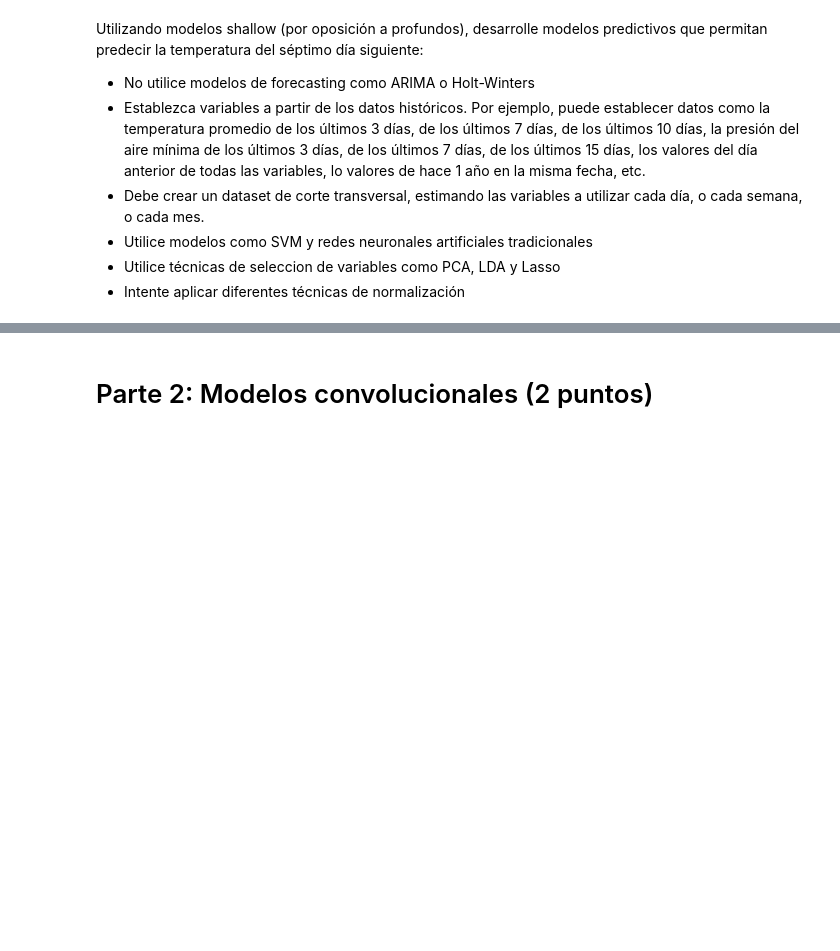
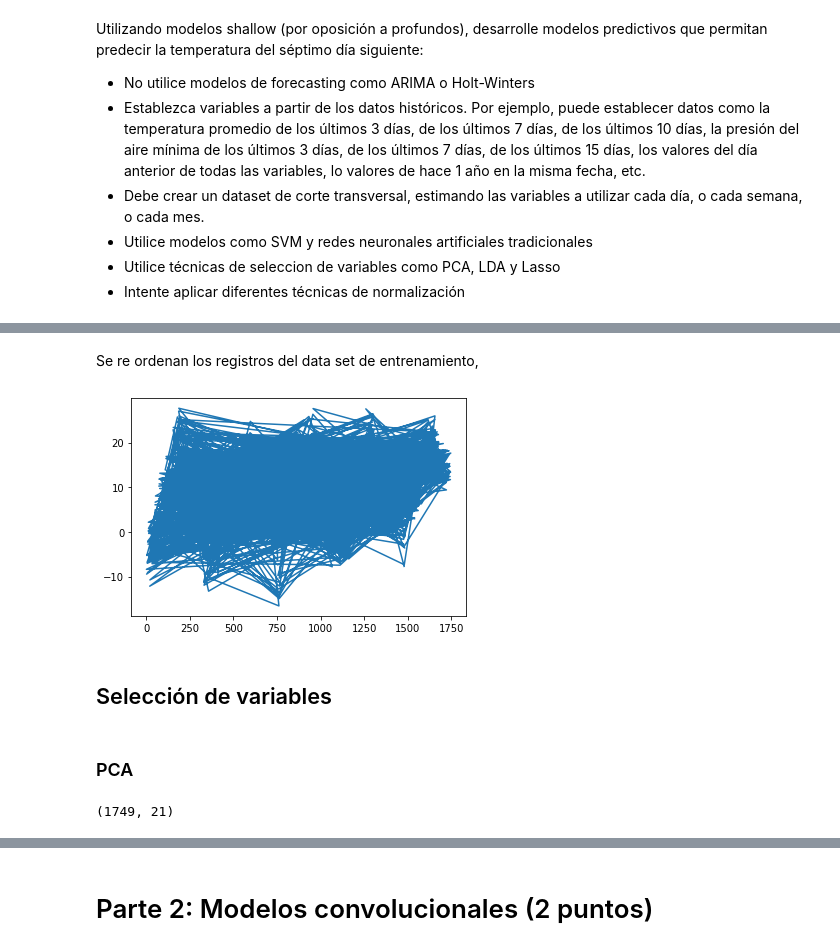
Before and after one commit to josemoncada87/tallerFDA2, a Jupyter notebook: Taller Fundamentos de Analítica de Datos II - Enunciado.ipynb, the cells around one changed output, grey strips where cells are left out. Saved outputs shown, nothing was run; the diff lists cells and outputs as text; code cells hidden in the pictures; blank space fills up the shorter version.

```diff
--- a/Taller Fundamentos de Analítica de Datos II - Enunciado.ipynb
+++ b/Taller Fundamentos de Analítica de Datos II - Enunciado.ipynb
@@ -197,0 +230,8 @@ Utilizando modelos shallow (por oposición a profundos), desarrolle modelos pred
+# %%
+df1_train.dropna(inplace=True)
+df1_validation.dropna(inplace=True)
+df1_test.dropna(inplace=True)
+
+print(df1_train.head())
+print(df1_validation.head())
+print(df1_test.head())
@@ -197,0 +269,8 @@ Utilizando modelos shallow (por oposición a profundos), desarrolle modelos pred
+# %%
+df1_train = df1_train.iloc[:,ventana:]
+df1_validation = df1_validation.iloc[:,ventana:]
+df1_test = df1_test.iloc[:,ventana:]
+
+print(df1_train.head())
+print(df1_validation.head())
+print(df1_test.head())
@@ -197,0 +317,22 @@ Utilizando modelos shallow (por oposición a profundos), desarrolle modelos pred
+# %%
+
+col1 = df1_train.iloc[:,:1]
+df1_train = df1_train.iloc[:,1:]
+df1_train['Temp'] = col1
+df1_train.info()
+
+col1 = df1_validation.iloc[:,:1]
+df1_validation = df1_validation.iloc[:,1:]
+df1_validation['Temp'] = col1
+df1_validation.info()
+
+col1 = df1_test.iloc[:,:1]
+df1_test = df1_test.iloc[:,1:]
+df1_test['Temp'] = col1
+df1_test.info()
+# df1_validation = df1_validation.iloc[:,ventana:]
+# df1_test = df1_test.iloc[:,ventana:]
+
+# print(df1_train.head())
+# print(df1_validation.head())
+# print(df1_test.head())
@@ -197,0 +357,2 @@ Utilizando modelos shallow (por oposición a profundos), desarrolle modelos pred
+# %%
+df1_train.reset_index(drop=True, inplace=True)
@@ -197,0 +369,12 @@ Utilizando modelos shallow (por oposición a profundos), desarrolle modelos pred
+# %% [markdown]
+Se re ordenan los registros del data set de entrenamiento,
+# %%
+np.random.seed(0)
+df1_train = df1_train.sample(frac=1,random_state=0)
+_ = df1_train['Temp'].plot()
+# %% [output]
+[figure, added]
+# %% [markdown]
+<h2> Selección de variables
+# %% [markdown]
+<h3>PCA
@@ -197,0 +383,4 @@ Utilizando modelos shallow (por oposición a profundos), desarrolle modelos pred
+# %%
+X_std.shape
+# %% [output]
+(1749, 21)
```
Also changed, not shown: parts of 40 cells of this notebook, 3 other files.
